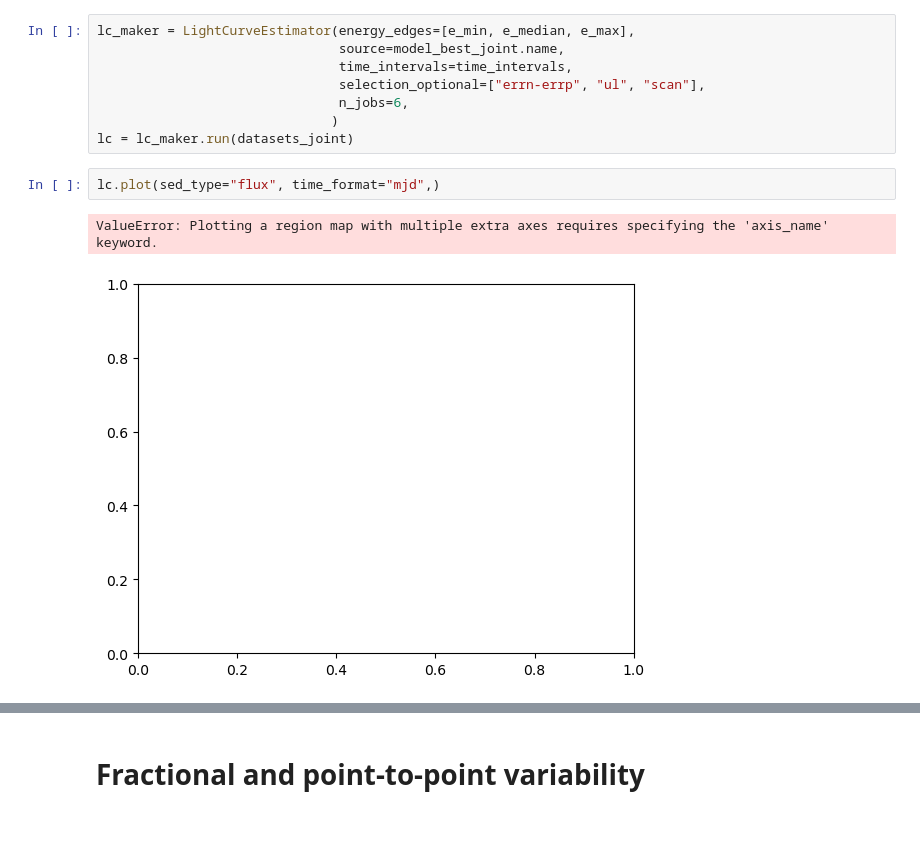
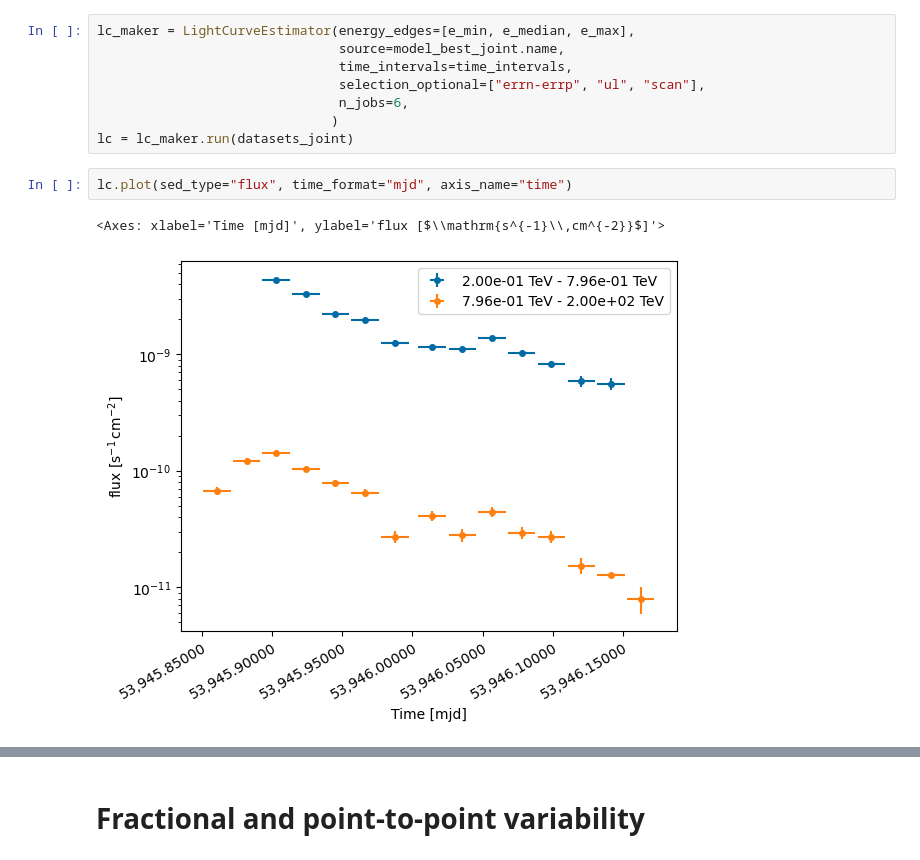
Before and after one commit to bkhelifi/CADS_2024, a Jupyter notebook: Beginners_handson/5. Timing analysis/5. Timing analysis - correction.ipynb, the cells around one changed output, grey strips where cells are left out. Drawn from its saved outputs; the diff is of its cells as text; blank space fills up the shorter version.

```diff
--- a/Beginners_handson/5. Timing analysis/5. Timing analysis - correction.ipynb
+++ b/Beginners_handson/5. Timing analysis/5. Timing analysis - correction.ipynb
@@ -299,10 +299,10 @@ lc_maker = LightCurveEstimator(energy_edges=[e_min, e_median, e_max],
                               )
 lc = lc_maker.run(datasets_joint)
 # %%
-lc.plot(sed_type="flux", time_format="mjd",)
+lc.plot(sed_type="flux", time_format="mjd", axis_name="time")
 # %% [output]
-ValueError: Plotting a region map with multiple extra axes requires specifying the 'axis_name' keyword.
+<Axes: xlabel='Time [mjd]', ylabel='flux [$\\mathrm{s^{-1}\\,cm^{-2}}$]'>
-[figure, old version]
+[figure, new version]
 # %%
 lcs = []
 
```
Also changed, not shown: parts of 8 cells of this notebook.
